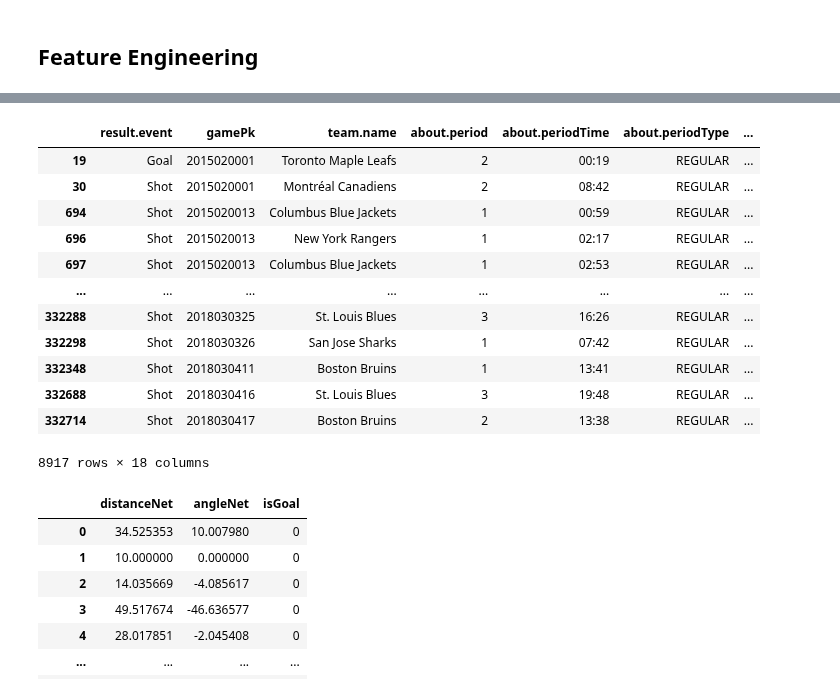
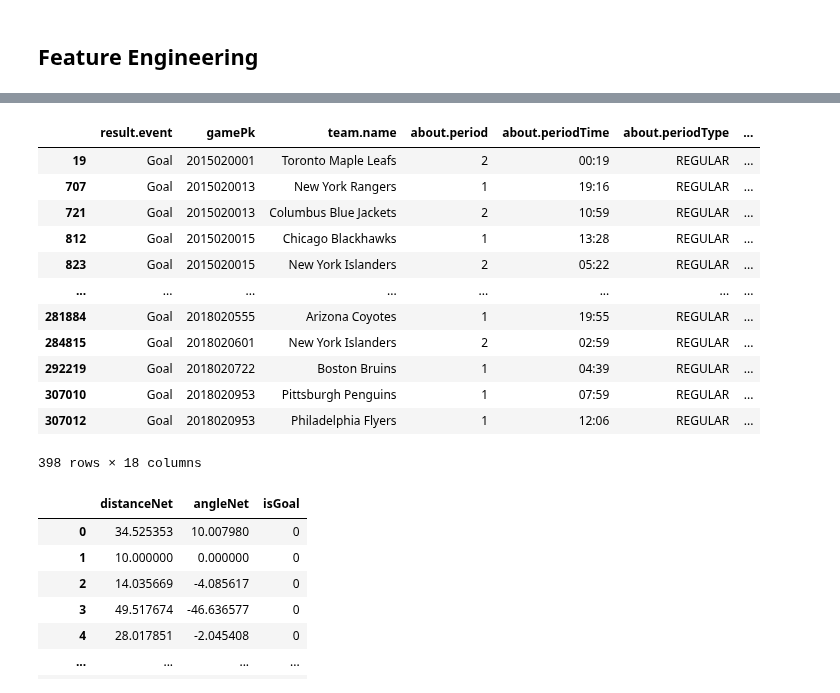
Before and after one commit to M0rph3e/ift6758-project-main, a Jupyter notebook: notebooks/fengineering1.ipynb, the cells around one changed output, grey strips where cells are left out. Drawn from its saved outputs; the diff is of its cells as text; code cells hidden in the pictures.

```diff
--- a/notebooks/fengineering1.ipynb
+++ b/notebooks/fengineering1.ipynb
@@ -34,19 +52,19 @@ File already Exists, loading from ../ift6758/data/PICKLE//2018_period_info.pkl
 # %%
-train_df[train_df['distanceNet']>150]
+train_df[(train_df['distanceNet']>150)&(train_df['result.event']=='Goal')&(train_df['about.period']<3	)]
 # %% [output]
 |  | result.event | gamePk | team.name | about.period | about.periodTime | about.periodType | ... |
 | 19 | Goal | 2015020001 | Toronto Maple Leafs | 2 | 00:19 | REGULAR | ... |
-| 30 | Shot | 2015020001 | Montréal Canadiens | 2 | 08:42 | REGULAR | ... |
-| 694 | Shot | 2015020013 | Columbus Blue Jackets | 1 | 00:59 | REGULAR | ... |
-| 696 | Shot | 2015020013 | New York Rangers | 1 | 02:17 | REGULAR | ... |
-| 697 | Shot | 2015020013 | Columbus Blue Jackets | 1 | 02:53 | REGULAR | ... |
+| 707 | Goal | 2015020013 | New York Rangers | 1 | 19:16 | REGULAR | ... |
+| 721 | Goal | 2015020013 | Columbus Blue Jackets | 2 | 10:59 | REGULAR | ... |
+| 812 | Goal | 2015020015 | Chicago Blackhawks | 1 | 13:28 | REGULAR | ... |
+| 823 | Goal | 2015020015 | New York Islanders | 2 | 05:22 | REGULAR | ... |
 | ... | ... | ... | ... | ... | ... | ... | ... |
-| 332288 | Shot | 2018030325 | St. Louis Blues | 3 | 16:26 | REGULAR | ... |
-| 332298 | Shot | 2018030326 | San Jose Sharks | 1 | 07:42 | REGULAR | ... |
-| 332348 | Shot | 2018030411 | Boston Bruins | 1 | 13:41 | REGULAR | ... |
-| 332688 | Shot | 2018030416 | St. Louis Blues | 3 | 19:48 | REGULAR | ... |
-| 332714 | Shot | 2018030417 | Boston Bruins | 2 | 13:38 | REGULAR | ... |
+| 281884 | Goal | 2018020555 | Arizona Coyotes | 1 | 19:55 | REGULAR | ... |
+| 284815 | Goal | 2018020601 | New York Islanders | 2 | 02:59 | REGULAR | ... |
+| 292219 | Goal | 2018020722 | Boston Bruins | 1 | 04:39 | REGULAR | ... |
+| 307010 | Goal | 2018020953 | Pittsburgh Penguins | 1 | 07:59 | REGULAR | ... |
+| 307012 | Goal | 2018020953 | Philadelphia Flyers | 1 | 12:06 | REGULAR | ... |
-8917 rows × 18 columns
+398 rows × 18 columns
 # %%
 df_features_y = train_df[["distanceNet","angleNet","isGoal"]]
 # %%
```
Also changed, not shown: parts of 3 cells of this notebook, 1 other file.
